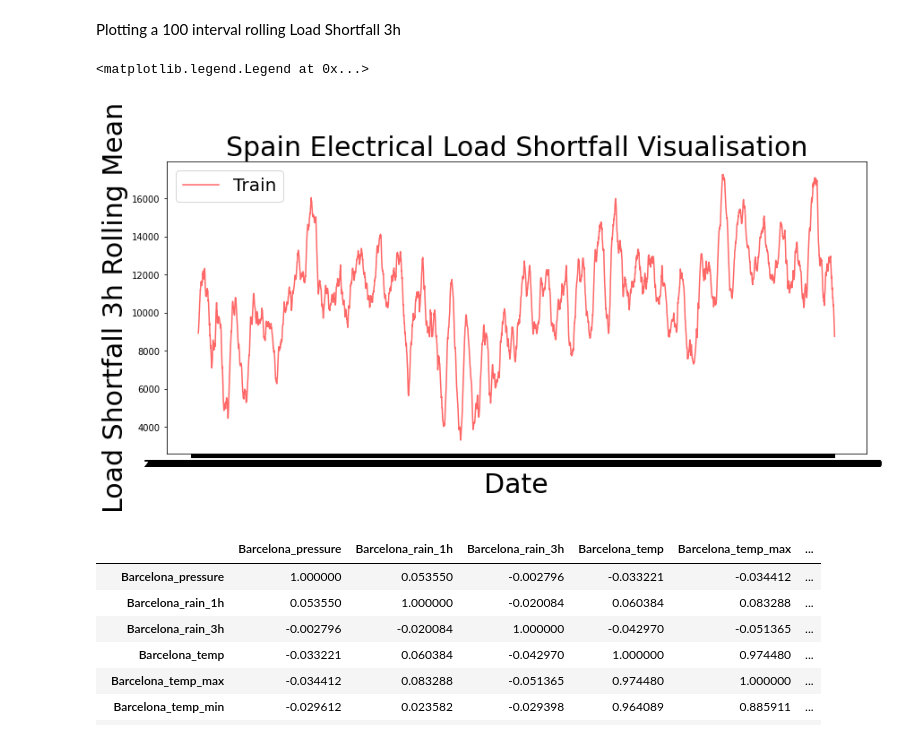
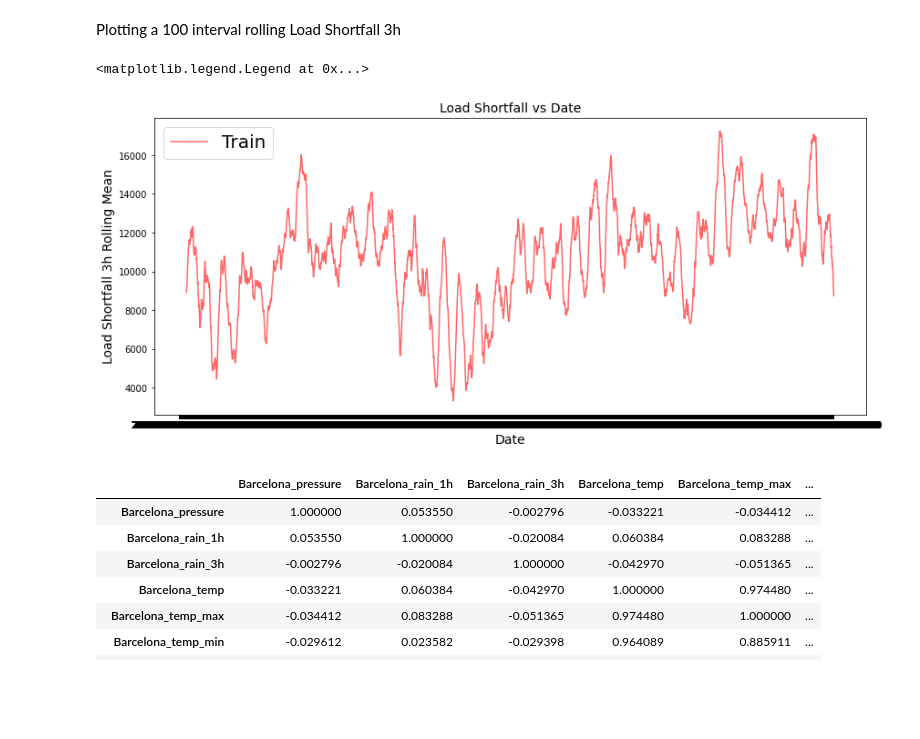
Before and after one commit to kwanda2426/load-shortfall-regression-predict-api-template, a Jupyter notebook: latest_note_book.ipynb, the cells around one changed output. Cells and saved outputs as stored; diff of their text form; code cells hidden in the pictures; blank space fills up the shorter version.

```diff
--- a/latest_note_book.ipynb
+++ b/latest_note_book.ipynb
@@ -219,7 +220,5 @@ dtype: object
 * ‘load_shortfall_3h’ has 24.99% missing data, but this is the part of test data that was concatenated which is not necessarily needed.
 # %%
 # Impute missing values for Valencia_pressure with mode
-
-df_concat['Valencia_pressure'].interpolate(method ='linear', limit_direction ='forward')
-#df_concat['Valencia_pressure'].fillna(statistics.mode(df_concat['Valencia_pressure'])
-                                   , inplace = True)
+#df_concat['Valencia_pressure'].interpolate(method ='linear', limit_direction ='forward')
+df_concat['Valencia_pressure'].fillna(statistics.mode(df_concat['Valencia_pressure'])  , inplace = True)
@@ -338,13 +324,13 @@ Plotting a 100 interval rolling Load Shortfall 3h
 # %%
 plt.figure(figsize=(14,6))
 plt.plot(x_graph.time, load_Shortfall_rm, label='Train', alpha=0.6, color='red')
-plt.xlabel('Date', {'size': 30})
-plt.ylabel('Load Shortfall 3h Rolling Mean', {'size': 30})
-plt.title('Spain Electrical Load Shortfall Visualisation', {'size': 30})
+plt.xlabel('Date', {'size': 14})
+plt.ylabel('Load Shortfall 3h Rolling Mean', {'size': 14})
+plt.title('Load Shortfall vs Date', {'size': 14})
 plt.legend(fontsize=20,facecolor='white')
 # %% [output]
 <matplotlib.legend.Legend at 0x...>
-[figure, old version]
+[figure, new version]
 # %%
 corr_df = df_cleaned[:len(df_train)]
 # %%
```
Also changed, not shown: parts of 11 cells of this notebook.
